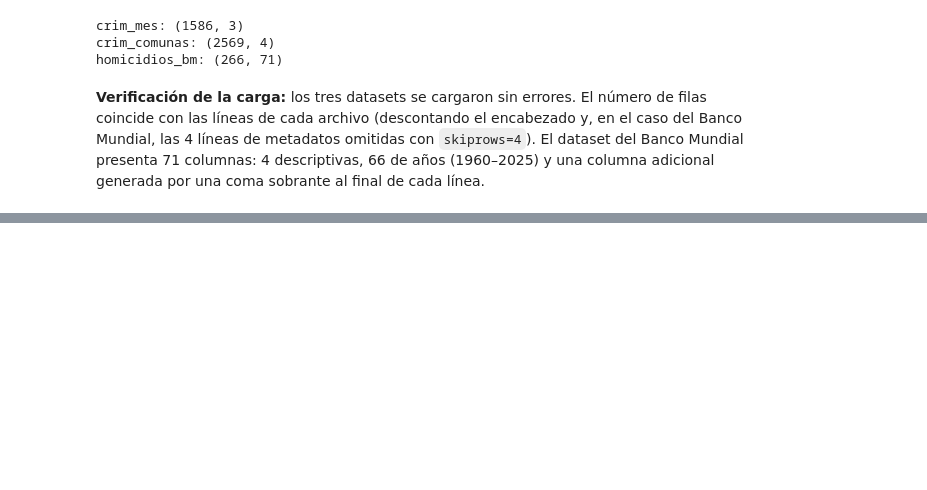
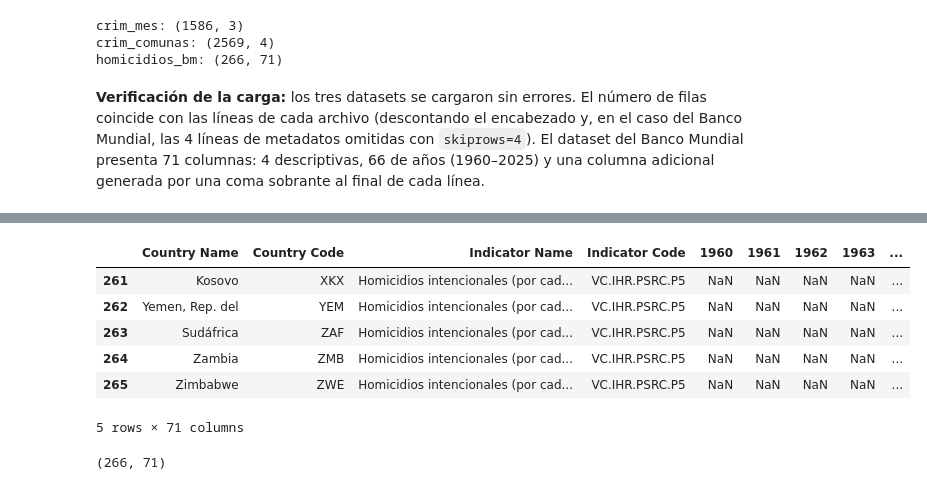
Before and after one commit to LPAMENDEZ/criminalidad-medellin, a Jupyter notebook: notebooks/diagnostico_calidad.ipynb, the cells around one changed output, grey strips where cells are left out. Saved outputs shown, nothing was run; the diff lists cells and outputs as text; code cells hidden in the pictures; blank space fills up the shorter version.

```diff
--- a/notebooks/diagnostico_calidad.ipynb
+++ b/notebooks/diagnostico_calidad.ipynb
@@ -56,0 +226,14 @@ homicidios_bm: (266, 71)
+# %%
+homicidios_bm.tail()
+# %% [output]
+|  | Country Name | Country Code | Indicator Name | Indicator Code | 1960 | 1961 | 1962 | 1963 | ... |
+| 261 | Kosovo | XKX | Homicidios intencionales (por cad... | VC.IHR.PSRC.P5 | NaN | NaN | NaN | NaN | ... |
+| 262 | Yemen, Rep. del | YEM | Homicidios intencionales (por cad... | VC.IHR.PSRC.P5 | NaN | NaN | NaN | NaN | ... |
+| 263 | Sudáfrica | ZAF | Homicidios intencionales (por cad... | VC.IHR.PSRC.P5 | NaN | NaN | NaN | NaN | ... |
+| 264 | Zambia | ZMB | Homicidios intencionales (por cad... | VC.IHR.PSRC.P5 | NaN | NaN | NaN | NaN | ... |
+| 265 | Zimbabwe | ZWE | Homicidios intencionales (por cad... | VC.IHR.PSRC.P5 | NaN | NaN | NaN | NaN | ... |
+5 rows × 71 columns
+# %%
+homicidios_bm.shape
+# %% [output]
+(266, 71)
```
Also changed, not shown: parts of 33 cells of this notebook.
